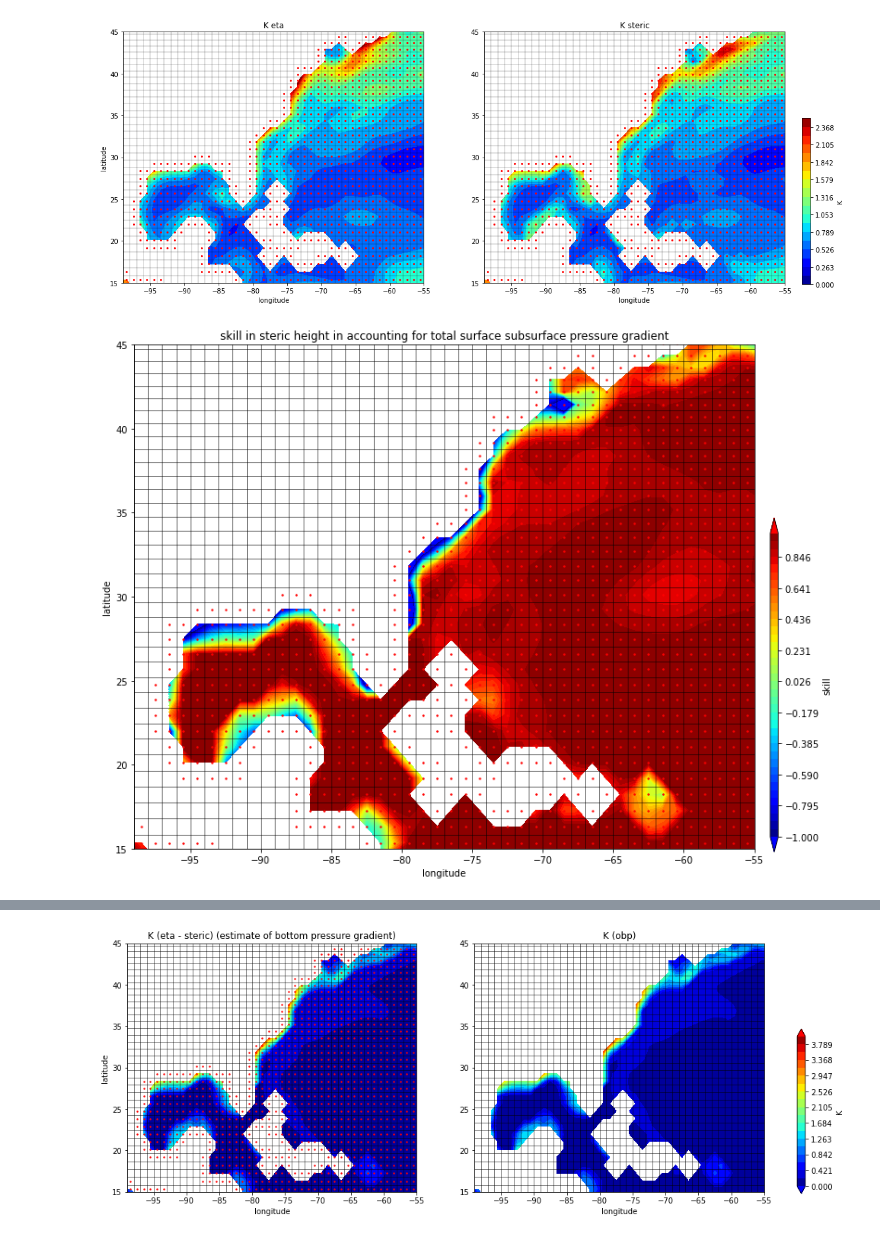
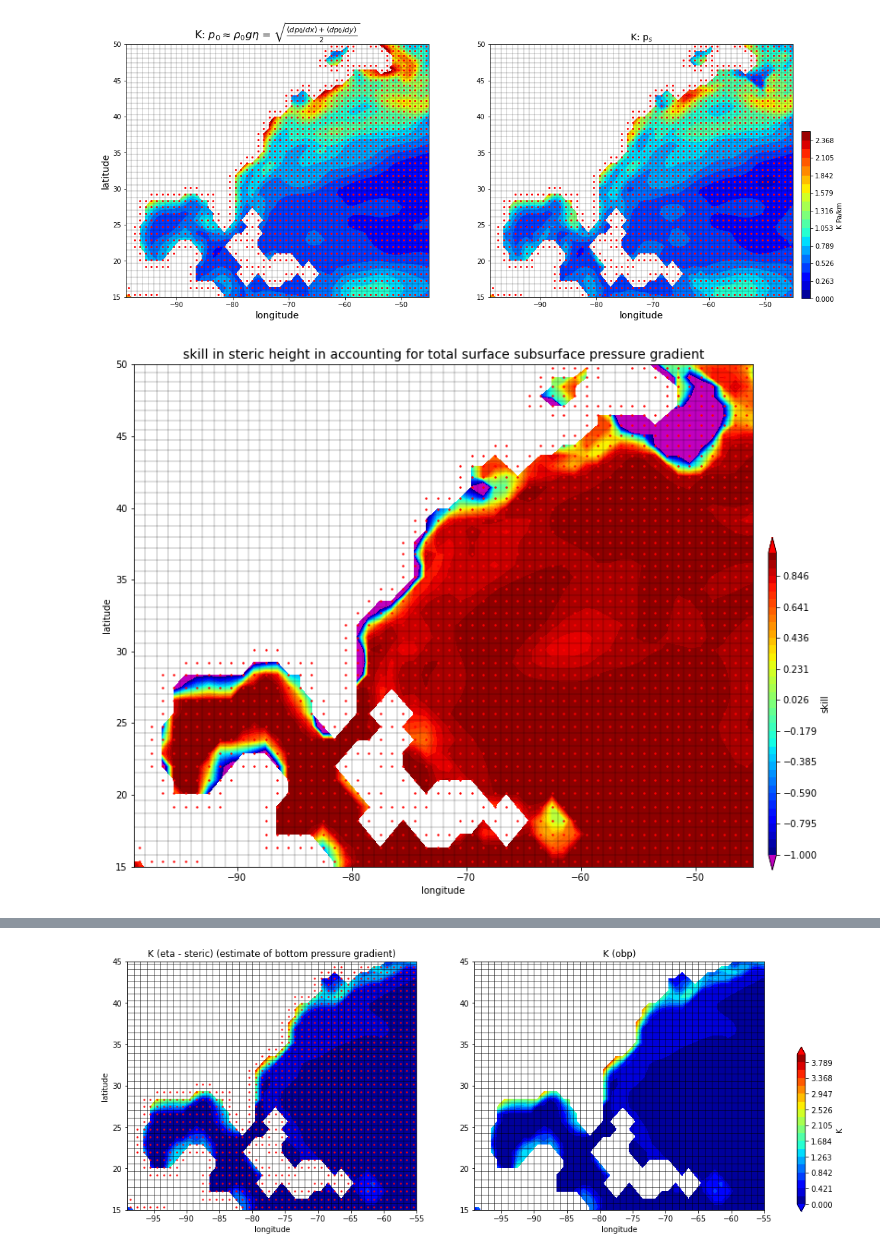
Before and after one commit to jakesteinberg/nasa_ostst, a Jupyter notebook: gradients.ipynb, the cells around one changed output, grey strips where cells are left out. Saved outputs shown, nothing was run; the diff lists cells and outputs as text; code cells hidden in the pictures.

```diff
--- a/gradients.ipynb
+++ b/gradients.ipynb
@@ -30,7 +30,7 @@ ecco_grid = ecco.load_ecco_grid_nc(grid_dir, 'ECCO-GRID.nc')
 ## Load 2D Monthly data...SSH
 data_dir= ECCO_dir + '/nctiles_monthly'
 ecco_daily_vars = ecco.recursive_load_ecco_var_from_years_nc(data_dir, \
-                                           vars_to_load=['SALT','SSHDYN','OBPNOPAB'],\
+                                           vars_to_load=['SSHDYN','OBPNOPAB','PHIHYD','RHOAnoma','SALT'],\
                                            years_to_load=range(2011,2017)).load() # if desired, add after 'SSH','NEW_VAR',... 'SSH','OBP',
 ## Merge the ecco_grid with the ecco_vars to make the ecco_ds
 ecco_monthly_ds = xr.merge((ecco_grid , ecco_daily_vars))
@@ -56,7 +58,11 @@ metrics = {
 grid = Grid(ecco_monthly_ds, metrics=metrics)
 # %%
 tile_num=10
-# pull out lats and lons
+lon_range = [-99, -45]
+lat_range = [15, 50]
+# lon_range = [-39, 0]
+# lat_range = [20, 60]
+# -- pull out lats and lons
 lons = ecco_monthly_ds.XC.sel(tile=tile_num)
 lats = ecco_monthly_ds.YC.sel(tile=tile_num)
 lons_g = ecco_monthly_ds.XG.sel(tile=tile_num)
@@ -200,58 +387,56 @@ K_obp = np.sqrt(0.5*(dobp_dx2 + dobp_dy2))
 # %%
-lon_range = [-99, -55]
-lat_range = [15, 45]
-
 f, (ax1,ax2) = plt.subplots(1,2,figsize=(18,7))
 maxlim = 2.5
 tile_to_plot = K_eta
 tile_to_plot= tile_to_plot.where(ecco_monthly_ds.hFacC.isel(tile=tile_num,k=0) !=0, np.nan)
 Kc = ax1.contourf(lons, lats, tile_to_plot, np.linspace(0, maxlim, 20,endpoint=True), cmap='jet', vmin=0, vmax=maxlim)
 # Kc = ax1.pcolor(lons, lats, tile_to_plot, cmap='jet', vmin=0, vmax=maxlim)
 ax1.plot(ecco_monthly_ds.XG.isel(tile=tile_num), ecco_monthly_ds.YG.isel(tile=tile_num),'k-', linewidth=0.25)
 ax1.plot(ecco_monthly_ds.XG.isel(tile=tile_num).T, ecco_monthly_ds.YG.isel(tile=tile_num).T,'k-', linewidth=0.25)
 ax1.scatter(ocx, ocy, s=4, color='r')
-ax1.set_title('K eta')
-ax1.set_xlabel('longitude')
-ax1.set_ylabel('latitude')
+ax1.set_title(r'K: $p_0 \approx \rho_0 g \eta$ = $\sqrt{ \frac{ \langle d p_0 /dx \rangle + \langle d p_0 /dy \rangle}{2}}$', fontsize=16)
+ax1.set_xlabel('longitude', fontsize=14)
+ax1.set_ylabel('latitude', fontsize=14)
 ax1.set_xlim(lon_range); ax1.set_ylim(lat_range);
 
 tile_to_plot = K_ster
 tile_to_plot= tile_to_plot.where(ecco_monthly_ds.hFacC.isel(tile=tile_num,k=0) !=0, np.nan)
 Kc = ax2.contourf(lons, lats, tile_to_plot, np.linspace(0, maxlim, 20,endpoint=True), cmap='jet', vmin=0, vmax=maxlim)
 # Kc = ax2.pcolor(lons, lats, tile_to_plot, cmap='jet', vmin=0, vmax=maxlim)
 ax2.plot(ecco_monthly_ds.XG.isel(tile=tile_num), ecco_monthly_ds.YG.isel(tile=tile_num),'k-', linewidth=0.25)
 ax2.plot(ecco_monthly_ds.XG.isel(tile=tile_num).T, ecco_monthly_ds.YG.isel(tile=tile_num).T,'k-', linewidth=0.25)
 ax2.scatter(ocx, ocy, s=4, color='r')
-ax2.set_title('K steric')
-ax2.set_xlabel('longitude')
+ax2.set_title('K: p$_s$', fontsize=14)
+ax2.set_xlabel('longitude', fontsize=14)
 ax2.set_xlim(lon_range); ax2.set_ylim(lat_range);
 
-cbpos = [0.92, 0.12, 0.01, 0.5]
+cbpos = [0.91, 0.12, 0.01, 0.5]
 cax = f.add_axes(cbpos)
-cb = f.colorbar(Kc, cax=cax, orientation='vertical', extend='both', label='K')
+cb = f.colorbar(Kc, cax=cax, orientation='vertical', extend='both', label='K Pa/km')
+# f.savefig('/Users/jakesteinberg/Documents/NASA_OSTST/meetings/2022_01_12/gom_K_eta_steric.jpg', dpi=250)
 # %% [output]
-[figure, old version]
+[figure, new version]
 # %%
 skill = 1 - (((dster_dx.isel(tile=tile_num) - deta_dx.isel(tile=tile_num)).var(dim='time') + \
              (dster_dy.isel(tile=tile_num) - deta_dy.isel(tile=tile_num)).var(dim='time')) / ((dster_dx.isel(tile=tile_num)).var(dim='time') + (dster_dy.isel(tile=tile_num)).var(dim='time')))
 f, ax = plt.subplots(1,1,figsize=(12,10))
 tile_to_plot = skill
 tile_to_plot= tile_to_plot.where(ecco_monthly_ds.hFacC.isel(tile=tile_num,k=0) !=0, np.nan)
-colMap = plt.get_cmap('jet')
-colMap.set_under(color='b')
+colMap = plt.get_cmap('jet'); colMap.set_under(color='m');
 Kc = ax.contourf(lons, lats, tile_to_plot, np.linspace(-1, 1, 40,endpoint=True), cmap=colMap, vmin=-1, vmax=1, extend='both')
-ax.plot(ecco_monthly_ds.XG.isel(tile=tile_num), ecco_monthly_ds.YG.isel(tile=tile_num),'k-', linewidth=0.5)
-ax.plot(ecco_monthly_ds.XG.isel(tile=tile_num).T, ecco_monthly_ds.YG.isel(tile=tile_num).T,'k-', linewidth=0.5)
+ax.plot(ecco_monthly_ds.XG.isel(tile=tile_num), ecco_monthly_ds.YG.isel(tile=tile_num),'k-', linewidth=0.25)
+ax.plot(ecco_monthly_ds.XG.isel(tile=tile_num).T, ecco_monthly_ds.YG.isel(tile=tile_num).T,'k-', linewidth=0.25)
 ax.scatter(ocx, ocy, s=2, color='r')
-ax.set_title('skill in steric height in accounting for total surface subsurface pressure gradient')
+ax.set_title('skill in steric height in accounting for total surface subsurface pressure gradient', fontsize=14)
 ax.set_xlabel('longitude')
 ax.set_ylabel('latitude')
 ax.set_xlim(lon_range); ax.set_ylim(lat_range);
 cbpos = [0.92, 0.12, 0.01, 0.5]
 cax = f.add_axes(cbpos)
 cb = f.colorbar(Kc, cax=cax, orientation='vertical', extend='both', label='skill')
+# f.savefig('/Users/jakesteinberg/Documents/NASA_OSTST/meetings/2022_01_12/gom_K_eta_steric_skill.jpg', dpi=250)
 # %% [output]
-[figure, old version]
+[figure, new version]
 # %%
 K_eta_minus_ster = np.sqrt(0.5*((deta_dx.isel(tile=tile_num)-dster_dx.isel(tile=tile_num)).var(dim='time') + \
                                 (deta_dy.isel(tile=tile_num)-dster_dy.isel(tile=tile_num)).var(dim='time')))
```
Also changed, not shown: parts of 26 cells of this notebook, 1 other file.
